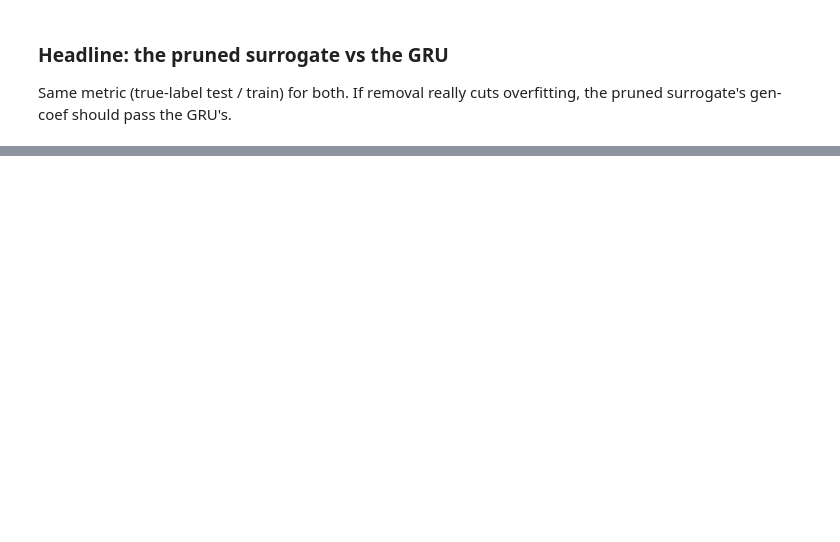
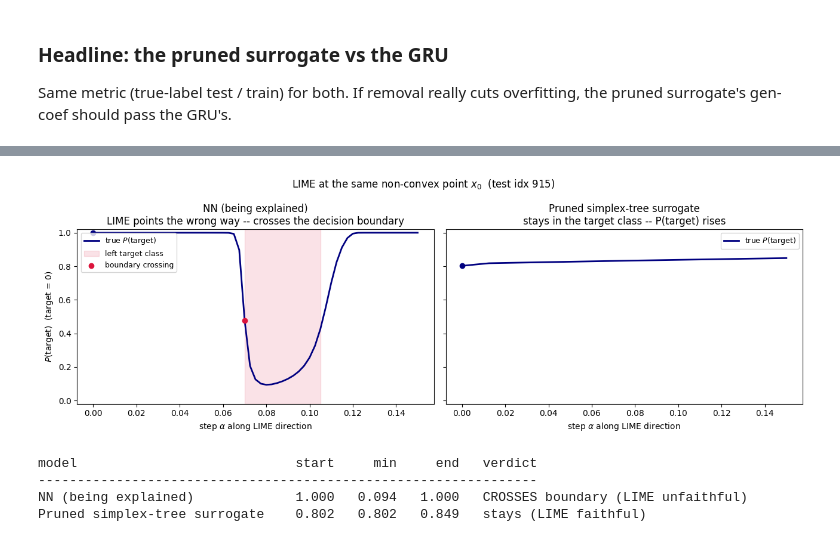
Before and after one commit to YasminAdler/SimplexTreeClassifier, a Jupyter notebook: in2D/to_save_for_paper/wine_experiments.ipynb, the cells around one changed output, grey strips where cells are left out. Drawn from its saved outputs; the diff is of its cells as text; code cells hidden in the pictures; blank space fills up the shorter version.

```diff
--- a/in2D/to_save_for_paper/wine_experiments.ipynb
+++ b/in2D/to_save_for_paper/wine_experiments.ipynb
@@ -554,0 +778,44 @@ convex                  0.618          0.618   stays in target (LIME ok)
+# %%
+if demo_idx is None:
+    print('No demo point to plot.')
+else:
+    fig, axes = plt.subplots(1, 2, figsize=(13, 4.5), sharey=True)
+    x0 = X_test[demo_idx].astype(np.float32)
+    target = int(np.argmax(nn_proba(x0)[0]))
+    specs = [('NN (being explained)',          nn_proba, axes[0]),
+             ('Pruned simplex-tree surrogate', stc_proba, axes[1])]
+    summary = []
+    for name, proba_fn, ax in specs:
+        a, f_t, g_t, tgt, _, _, am = push(x0, proba_fn, target=target)
+        crossed = crosses_boundary(am, target)
+        xc = first_crossing(am, target)
+        title = (f'{name}\nLIME points the wrong way -- crosses the decision boundary'
+                 if crossed else f'{name}\nstays in the target class -- P(target) rises')
+        ax.plot(a, f_t, color='navy', lw=2, label=r'true $P(\mathrm{target})$')
+        off_mask = np.asarray(am) != target
+        if off_mask.any():
+            ax.fill_between(a, 0, 1, where=off_mask, color='crimson', alpha=0.12,
+                            transform=ax.get_xaxis_transform(), label='left target class')
+        ax.scatter([0], [f_t[0]], color='navy', zorder=5)
+        if xc is not None:
+            ax.scatter([a[xc]], [f_t[xc]], color='crimson', zorder=6, label='boundary crossing')
+        ax.set_xlabel(r'step $\alpha$ along LIME direction')
+        ax.set_ylim(-0.02, 1.02)
+        ax.set_title(title); ax.legend(loc='best', fontsize=9)
+        summary.append((name, float(f_t[0]), float(f_t.min()), float(f_t[-1]), crossed))
+    axes[0].set_ylabel(r'$P(\mathrm{target})$' + f'  (target = {class_names[target]})')
+    plt.suptitle(f'LIME at the same non-convex point $x_0$  (test idx {demo_idx})')
+    plt.tight_layout(); plt.show()
+
+    hdr = f'{"model":30s} {"start":>7s} {"min":>7s} {"end":>7s}   verdict'
+    print(hdr)
+    print('-' * len(hdr))
+    for name, s, mn, e, crossed in summary:
+        verdict = 'CROSSES boundary (LIME unfaithful)' if crossed else 'stays (LIME faithful)'
+        print(f'{name:30s} {s:>7.3f} {mn:>7.3f} {e:>7.3f}   {verdict}')
+# %% [output]
+[figure, added]
+model                            start     min     end   verdict
+----------------------------------------------------------------
+NN (being explained)             1.000   0.094   1.000   CROSSES boundary (LIME unfaithful)
+Pruned simplex-tree surrogate    0.802   0.802   0.849   stays (LIME faithful)
```
Also changed, not shown: parts of 24 cells of this notebook, 10 other files.
